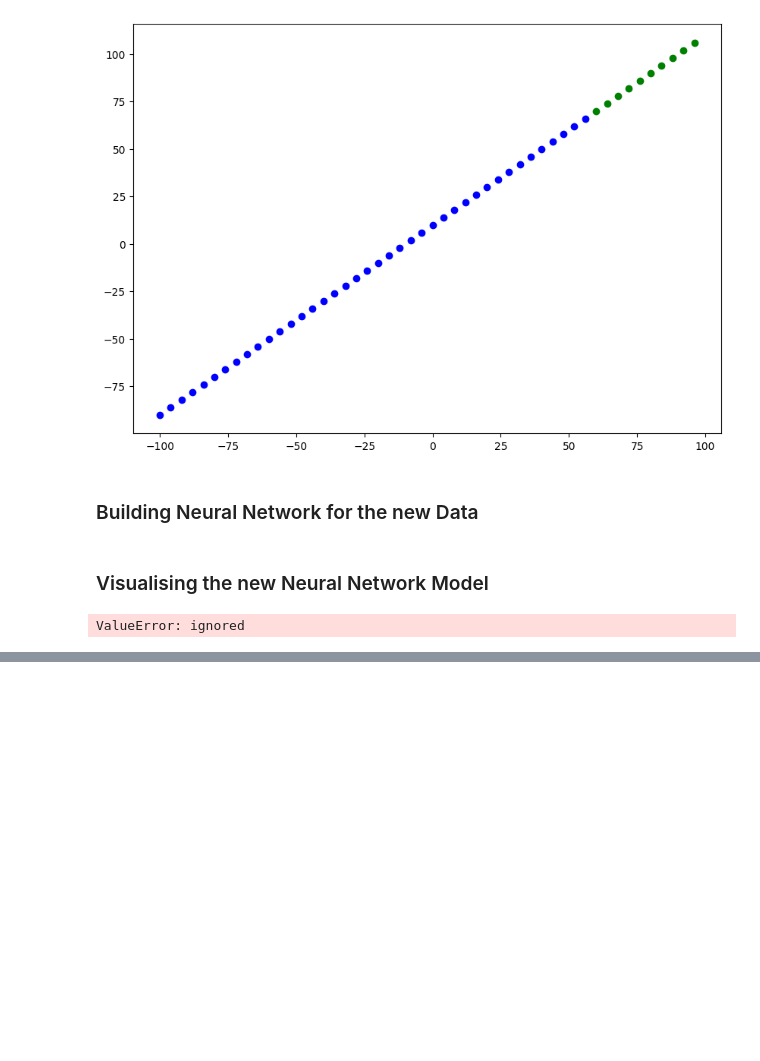
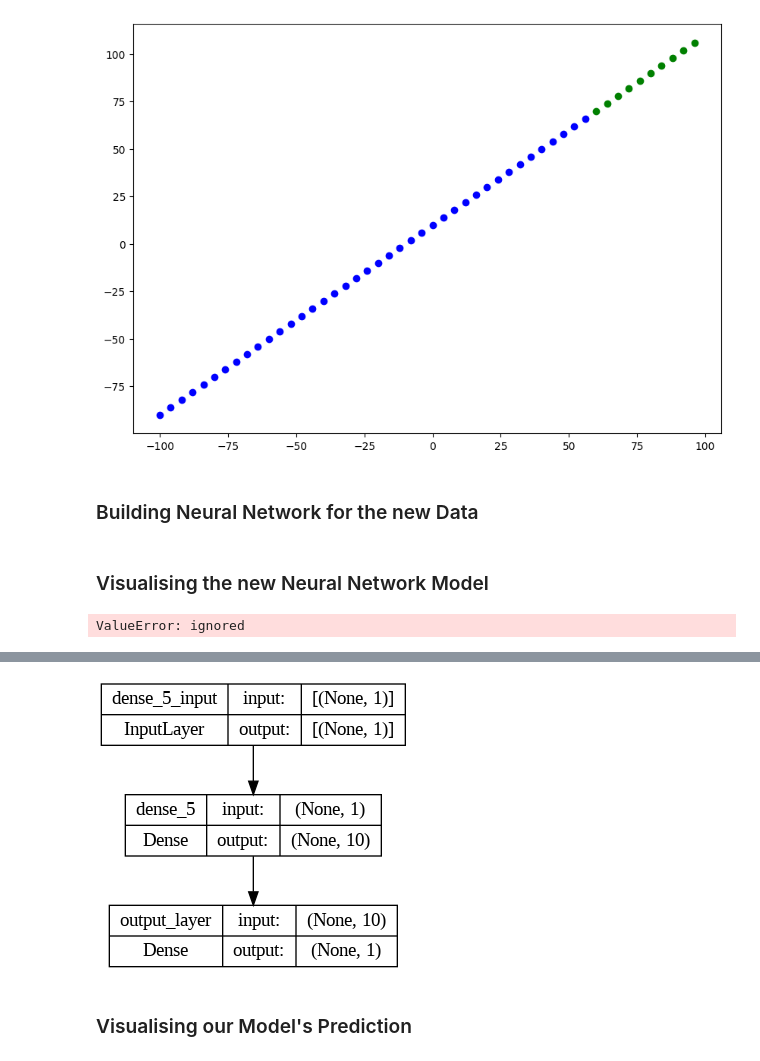
Before and after one commit to Shanu-Mathew/Tensorflow-Notes, a Jupyter notebook: Neural_Network_Regression_(Tensorflow).ipynb, the cells around one changed output, grey strips where cells are left out. Cells and saved outputs as stored; diff of their text form; code cells hidden in the pictures; blank space fills up the shorter version.

```diff
--- a/Neural_Network_Regression_(Tensorflow).ipynb
+++ b/Neural_Network_Regression_(Tensorflow).ipynb
@@ -381,0 +465,6 @@ _________________________________________________________________
+# %%
+plot_model(model,show_shapes=True)
+# %% [output]
+[figure, added]
+# %% [markdown]
+### Visualising our Model's Prediction
```
Also changed, not shown: parts of 29 cells of this notebook.
